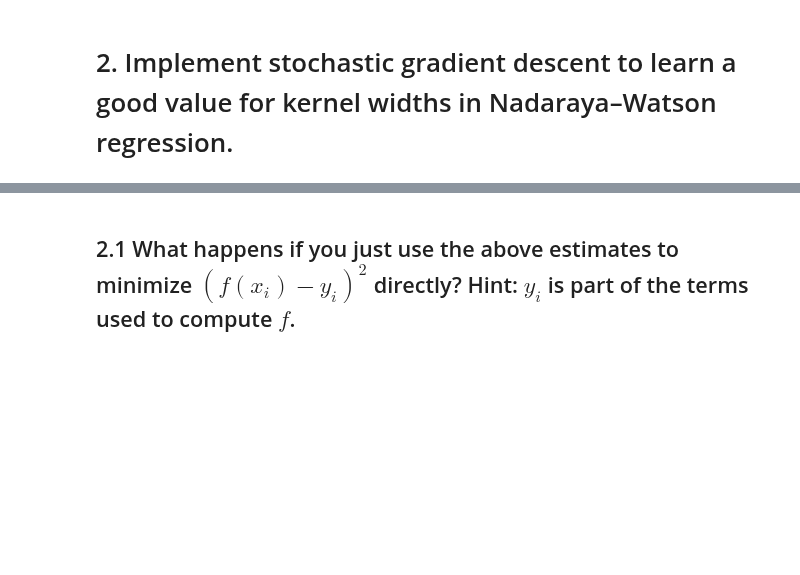
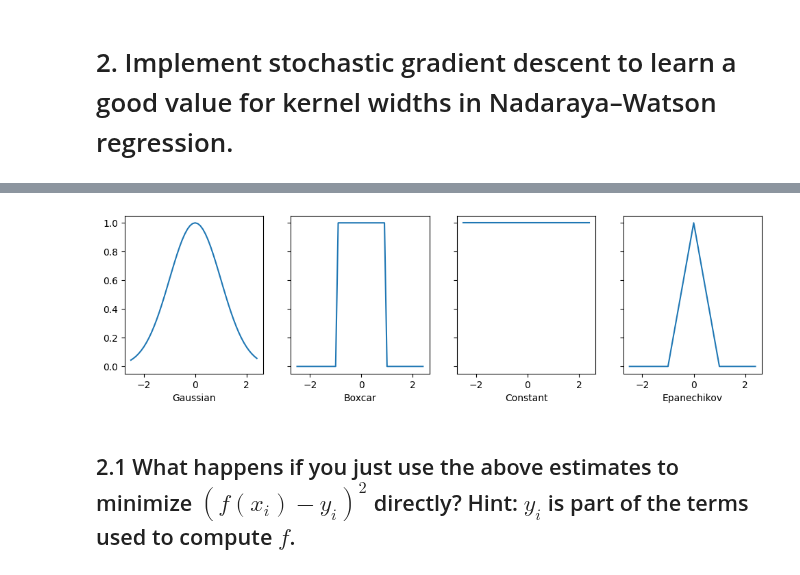
Before and after one commit to pandalabme/d2l, a Jupyter notebook: exercises/ch11/11_2_5_Exercises.ipynb, the cells around one changed output, grey strips where cells are left out. Cells and saved outputs as stored; diff of their text form; code cells hidden in the pictures; blank space fills up the shorter version.

```diff
--- a/exercises/ch11/11_2_5_Exercises.ipynb
+++ b/exercises/ch11/11_2_5_Exercises.ipynb
@@ -5,3 +97,17 @@
+# %%
+
+fig, axes = d2l.plt.subplots(1, 4, sharey=True, figsize=(12, 3))
+
+kernels = (gaussian, boxcar, constant, epanechikov)
+names = ('Gaussian', 'Boxcar', 'Constant', 'Epanechikov')
+x = torch.arange(-2.5, 2.5, 0.1)
+for kernel, name, ax in zip(kernels, names, axes):
+    ax.plot(x.detach().numpy(), kernel(x).detach().numpy())
+    ax.set_xlabel(name)
+
+d2l.plt.show()
+# %% [output]
+[figure, added]
 # %% [markdown]
 ## 2.1 What happens if you just use the above estimates to minimize $(f(x_i)-y_i)^2$ directly? Hint: $y_i$ is part of the terms used to compute $f$.
 # %% [markdown]
```
Also changed, not shown: parts of 6 cells of this notebook, 1 other file.
